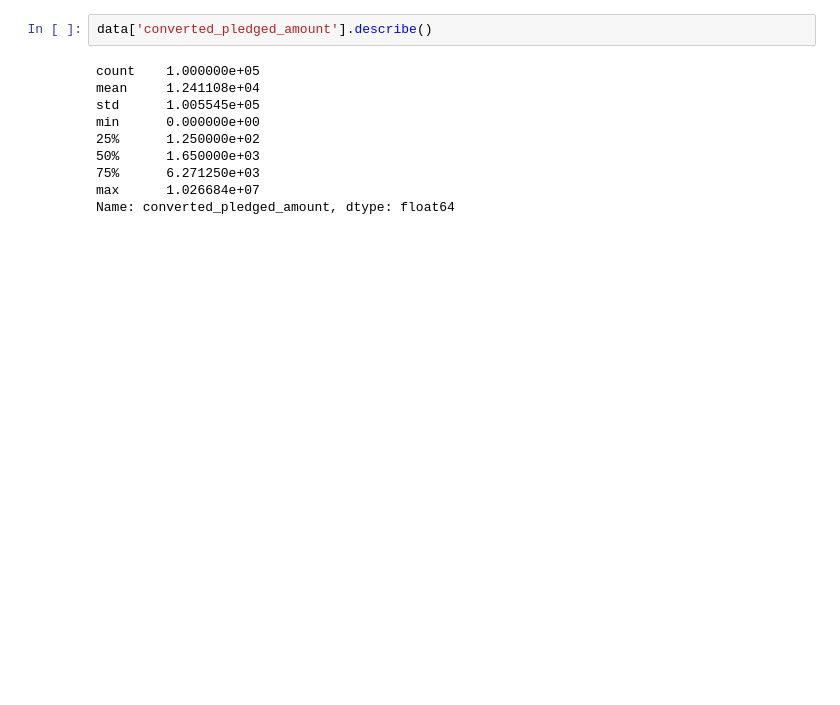
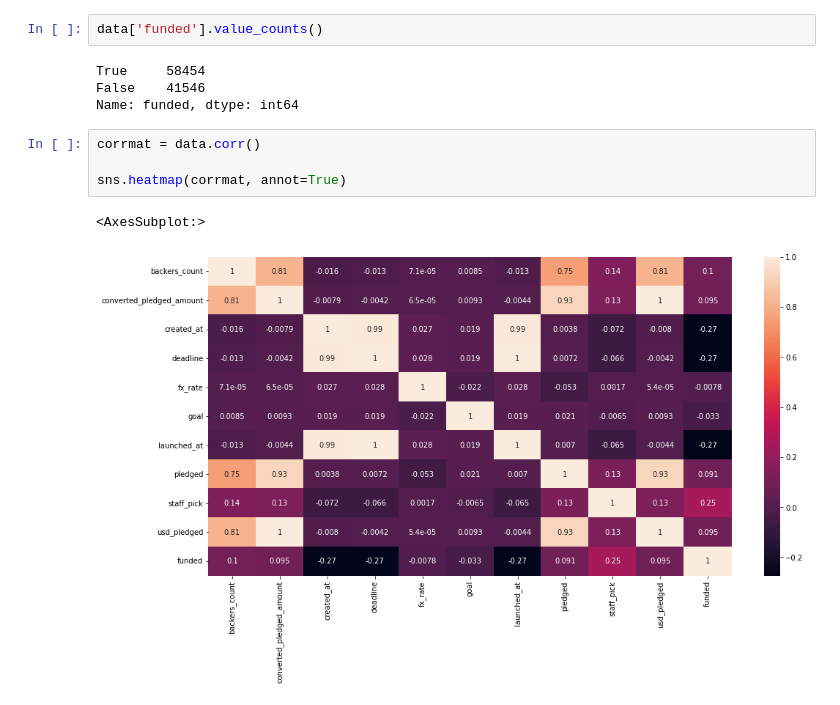
Before and after one commit to nimamehrafar/kickstarter-group-4---really, a Jupyter notebook: kickstarter_data.ipynb, the cells around one changed output. Cells and saved outputs as stored; diff of their text form; blank space fills up the shorter version.

```diff
--- a/kickstarter_data.ipynb
+++ b/kickstarter_data.ipynb
@@ -37,12 +24,13 @@ data.head(10)
-# %%
-data['converted_pledged_amount'].describe()
-# %% [output]
-count    1.000000e+05
-mean     1.241108e+04
-std      1.005545e+05
-min      0.000000e+00
-25%      1.250000e+02
-50%      1.650000e+03
-75%      6.271250e+03
-max      1.026684e+07
-Name: converted_pledged_amount, dtype: float64
+# %%
+data['funded'].value_counts()
+# %% [output]
+True     58454
+False    41546
+Name: funded, dtype: int64
+# %%
+corrmat = data.corr()
+
+sns.heatmap(corrmat, annot=True)
+# %% [output]
+<AxesSubplot:>
+[figure, added]
```
Also changed, not shown: parts of 5 cells of this notebook.
